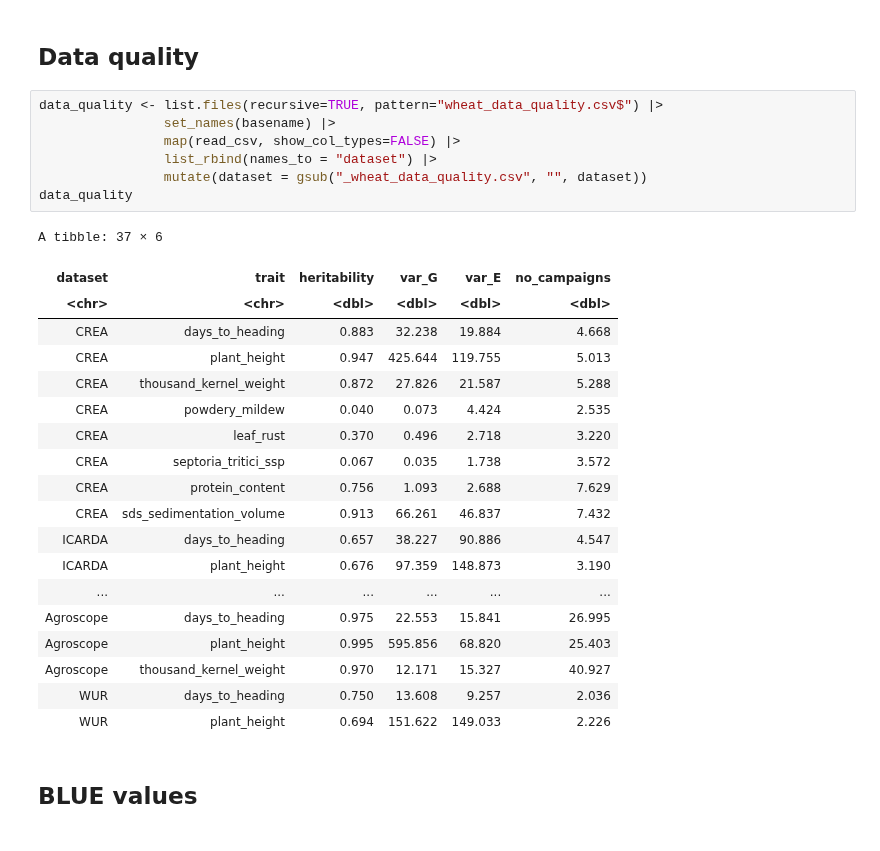
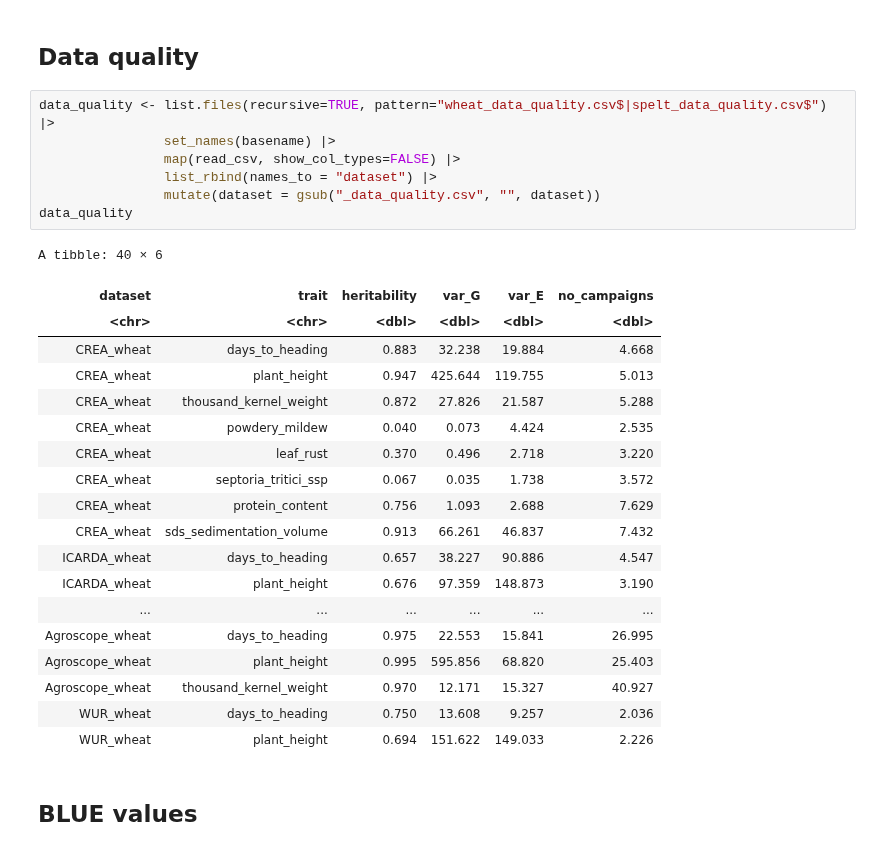
Before and after one commit to AGENTproject/historic_pheno_data_analysis, a Jupyter notebook: figures_and_tables.ipynb, the cells around one changed output. Drawn from its saved outputs; the diff is of its cells as text.

Commit message:
include spelt

```diff
--- a/figures_and_tables.ipynb
+++ b/figures_and_tables.ipynb
@@ -78,32 +99,32 @@ ggplot(aes(years_tested, fill=dataset))+geom_bar()
 # %% [markdown]
 ## Data quality
 # %%
-data_quality <- list.files(recursive=TRUE, pattern="wheat_data_quality.csv$") |>
+data_quality <- list.files(recursive=TRUE, pattern="wheat_data_quality.csv$|spelt_data_quality.csv$") |>
                 set_names(basename) |>
                 map(read_csv, show_col_types=FALSE) |>
                 list_rbind(names_to = "dataset") |>
-                mutate(dataset = gsub("_wheat_data_quality.csv", "", dataset))
+                mutate(dataset = gsub("_data_quality.csv", "", dataset))
 data_quality
 # %% [output]
-A tibble: 37 × 6
+A tibble: 40 × 6
 | dataset | trait | heritability | var_G | var_E | no_campaigns |
 | <chr> | <chr> | <dbl> | <dbl> | <dbl> | <dbl> |
-| CREA | days_to_heading | 0.883 | 32.238 | 19.884 | 4.668 |
-| CREA | plant_height | 0.947 | 425.644 | 119.755 | 5.013 |
-| CREA | thousand_kernel_weight | 0.872 | 27.826 | 21.587 | 5.288 |
-| CREA | powdery_mildew | 0.040 | 0.073 | 4.424 | 2.535 |
-| CREA | leaf_rust | 0.370 | 0.496 | 2.718 | 3.220 |
-| CREA | septoria_tritici_ssp | 0.067 | 0.035 | 1.738 | 3.572 |
-| CREA | protein_content | 0.756 | 1.093 | 2.688 | 7.629 |
-| CREA | sds_sedimentation_volume | 0.913 | 66.261 | 46.837 | 7.432 |
-| ICARDA | days_to_heading | 0.657 | 38.227 | 90.886 | 4.547 |
-| ICARDA | plant_height | 0.676 | 97.359 | 148.873 | 3.190 |
+| CREA_wheat | days_to_heading | 0.883 | 32.238 | 19.884 | 4.668 |
+| CREA_wheat | plant_height | 0.947 | 425.644 | 119.755 | 5.013 |
+| CREA_wheat | thousand_kernel_weight | 0.872 | 27.826 | 21.587 | 5.288 |
+| CREA_wheat | powdery_mildew | 0.040 | 0.073 | 4.424 | 2.535 |
+| CREA_wheat | leaf_rust | 0.370 | 0.496 | 2.718 | 3.220 |
+| CREA_wheat | septoria_tritici_ssp | 0.067 | 0.035 | 1.738 | 3.572 |
+| CREA_wheat | protein_content | 0.756 | 1.093 | 2.688 | 7.629 |
+| CREA_wheat | sds_sedimentation_volume | 0.913 | 66.261 | 46.837 | 7.432 |
+| ICARDA_wheat | days_to_heading | 0.657 | 38.227 | 90.886 | 4.547 |
+| ICARDA_wheat | plant_height | 0.676 | 97.359 | 148.873 | 3.190 |
 | ... | ... | ... | ... | ... | ... |
-| Agroscope | days_to_heading | 0.975 | 22.553 | 15.841 | 26.995 |
-| Agroscope | plant_height | 0.995 | 595.856 | 68.820 | 25.403 |
-| Agroscope | thousand_kernel_weight | 0.970 | 12.171 | 15.327 | 40.927 |
-| WUR | days_to_heading | 0.750 | 13.608 | 9.257 | 2.036 |
-| WUR | plant_height | 0.694 | 151.622 | 149.033 | 2.226 |
+| Agroscope_wheat | days_to_heading | 0.975 | 22.553 | 15.841 | 26.995 |
+| Agroscope_wheat | plant_height | 0.995 | 595.856 | 68.820 | 25.403 |
+| Agroscope_wheat | thousand_kernel_weight | 0.970 | 12.171 | 15.327 | 40.927 |
+| WUR_wheat | days_to_heading | 0.750 | 13.608 | 9.257 | 2.036 |
+| WUR_wheat | plant_height | 0.694 | 151.622 | 149.033 | 2.226 |
 # %% [markdown]
 ## BLUE values
 # %%
```
Also changed, not shown: parts of 11 cells of this notebook.
